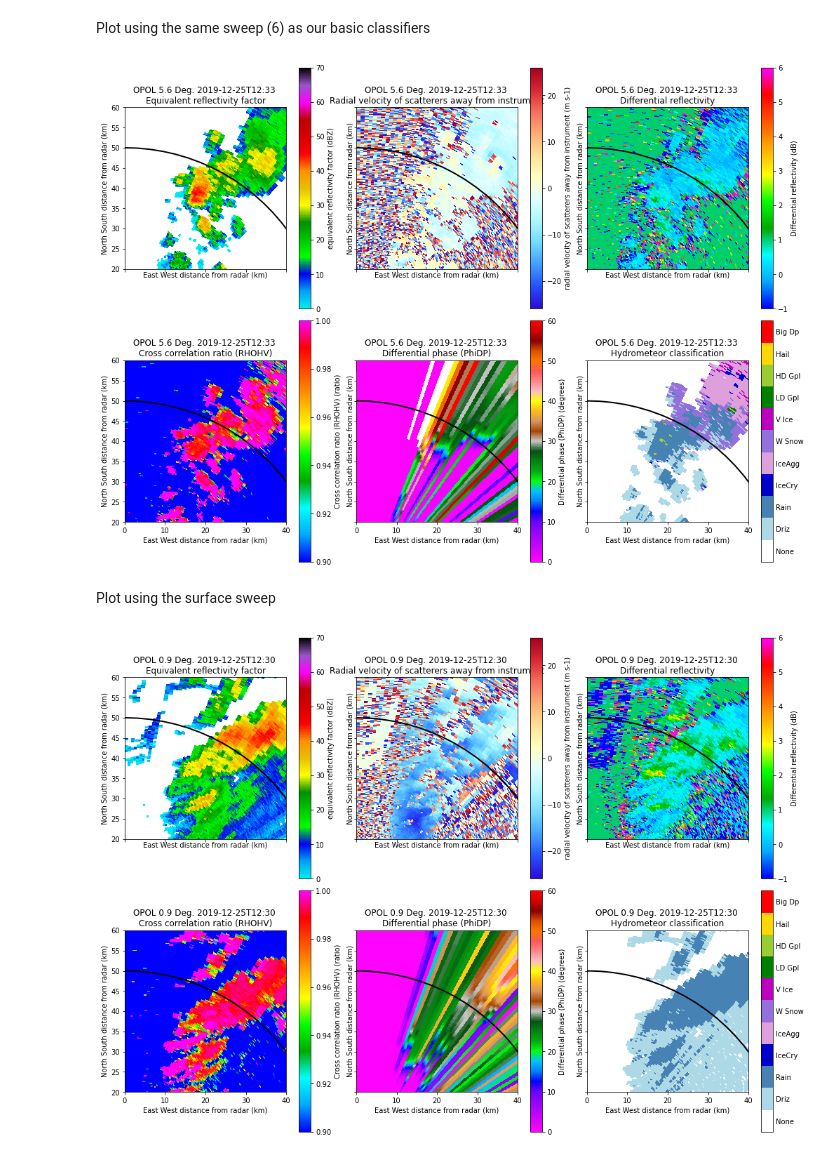
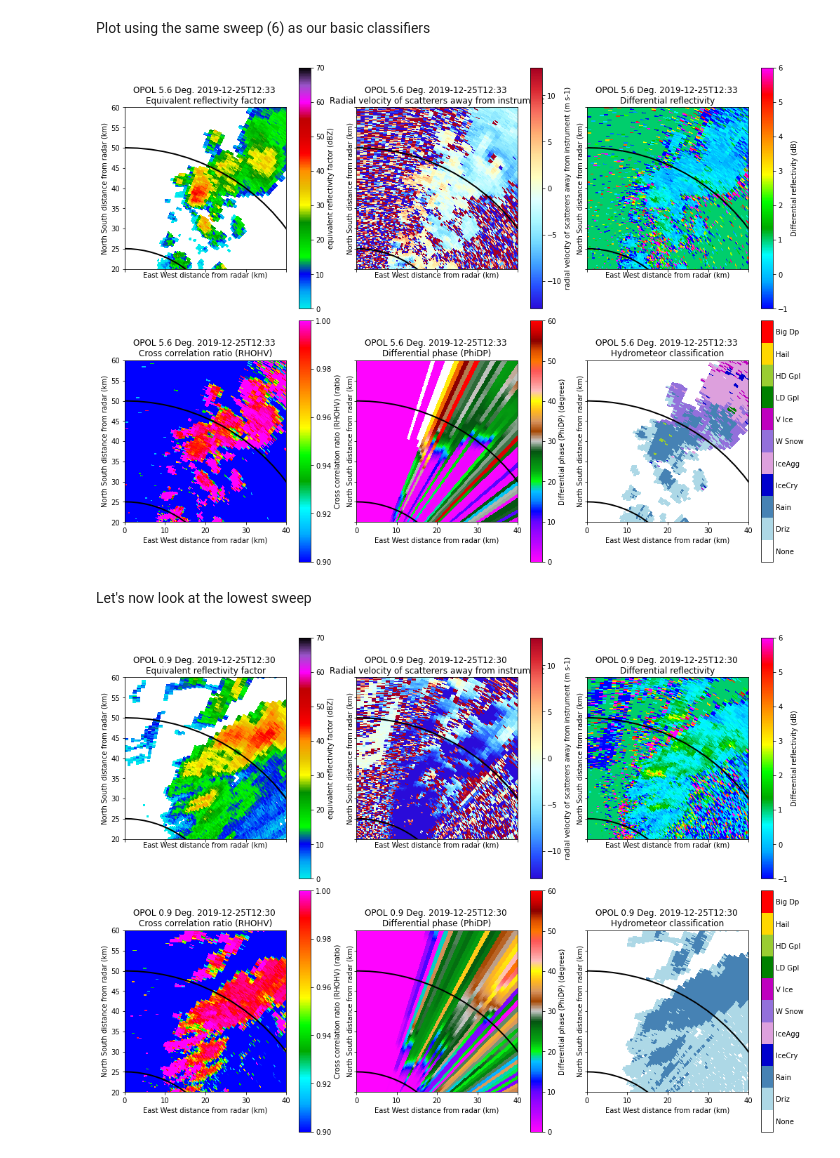
Before and after one commit to vlouf/ICSHMO_2022, a Jupyter notebook: 03 - Classification/03 - Classification.ipynb, the cells around one changed output. Drawn from its saved outputs; the diff is of its cells as text; code cells hidden in the pictures.

```diff
--- a/03 - Classification/03 - Classification.ipynb
+++ b/03 - Classification/03 - Classification.ipynb
@@ -224,62 +295,62 @@ gr = pyart.graph.RadarDisplay(radar)
 fig, the_ax = plt.subplots(2, 3, figsize=(14, 10), sharex=True, sharey=True, constrained_layout=True)
 the_ax = the_ax.flatten()
 
-plt_range = 75 #km
 sweep = 6
 gatefilter = pyart.correct.GateFilter(radar)
+ring_list = [25,50]
 
 # corrected and calibrated reflectivity
 _plot_ppi(gr, 'total_power', the_ax[0], vmin=0, vmax=70,
-          cmap='pyart_NWSRef', sweep=sweep, pltrange=plt_range, ring_list=ring_list, gatefilter=gatefilter)
+          cmap='pyart_NWSRef', sweep=sweep, ring_list=ring_list)
 # Doppler velocity
-_plot_ppi(gr, 'velocity', the_ax[1], vmin=-26, vmax=26,
-          cmap='pyart_BuDRd12', sweep=sweep, pltrange=plt_range, ring_list=ring_list, gatefilter=gatefilter)
+_plot_ppi(gr, 'velocity', the_ax[1], vmin=-13, vmax=13,
+          cmap='pyart_BuDRd12', sweep=sweep, ring_list=ring_list)
 #differential reflectivity
 _plot_ppi(gr, 'differential_reflectivity', the_ax[2], vmin=-1, vmax=6,
-          cmap='pyart_RefDiff',sweep=sweep, pltrange=plt_range, ring_list=ring_list, gatefilter=gatefilter)
+          cmap='pyart_RefDiff',sweep=sweep, ring_list=ring_list)
 #cross_correlation_ratio
 _plot_ppi(gr, 'cross_correlation_ratio', the_ax[3], vmin=0.9, vmax=1,
-            cmap='pyart_RefDiff', sweep=sweep, pltrange=plt_range, ring_list=ring_list, gatefilter=gatefilter)
+            cmap='pyart_RefDiff', sweep=sweep, ring_list=ring_list)
 #corrected_differential_phase
 _plot_ppi(gr, 'corrected_differential_phase', the_ax[4], vmin=0, vmax=60,
-          cmap='pyart_Wild25', sweep=sweep, pltrange=plt_range, ring_list=ring_list, gatefilter=gatefilter)
-
+          cmap='pyart_Wild25', sweep=sweep, ring_list=ring_list)
+# Classification
 csuhca_cmap = csu_color_map()
 _plot_ppi(gr, 'radar_echo_classification', the_ax[5], vmin=0, vmax=11,
-                          cmap=csuhca_cmap, sweep=sweep, pltrange=plt_range, ring_list=ring_list, gatefilter=gatefilter)
+                          cmap=csuhca_cmap, sweep=sweep, ring_list=ring_list)
 gr.cbs[-1] = adjust_csuhca_scheme_colorbar_for_pyart(gr.cbs[-1])
 # %% [output]
-[figure, old version]
+[figure, new version]
 # %% [markdown]
-Plot using the surface sweep
+Let's now look at the lowest sweep
 # %%
 gr = pyart.graph.RadarDisplay(radar)
 fig, the_ax = plt.subplots(2, 3, figsize=(14, 10), sharex=True, sharey=True, constrained_layout=True)
 the_ax = the_ax.flatten()
 
 plt_range = 75 #km
 sweep = 0
 gatefilter = pyart.correct.GateFilter(radar)
 
 # corrected and calibrated reflectivity
 _plot_ppi(gr, 'total_power', the_ax[0], vmin=0, vmax=70,
-          cmap='pyart_NWSRef', sweep=sweep, pltrange=plt_range, ring_list=ring_list, gatefilter=gatefilter)
+          cmap='pyart_NWSRef', sweep=sweep, ring_list=ring_list)
 # Doppler velocity
-_plot_ppi(gr, 'velocity', the_ax[1], vmin=-26, vmax=26,
-          cmap='pyart_BuDRd12', sweep=sweep, pltrange=plt_range, ring_list=ring_list, gatefilter=gatefilter)
-#differential reflectivity
+_plot_ppi(gr, 'velocity', the_ax[1], vmin=-13, vmax=13,
+          cmap='pyart_BuDRd12', sweep=sweep, ring_list=ring_list)
+# differential reflectivity
 _plot_ppi(gr, 'differential_reflectivity', the_ax[2], vmin=-1, vmax=6,
-          cmap='pyart_RefDiff',sweep=sweep, pltrange=plt_range, ring_list=ring_list, gatefilter=gatefilter)
-#cross_correlation_ratio
+          cmap='pyart_RefDiff',sweep=sweep, ring_list=ring_list)
+# cross_correlation_ratio
 _plot_ppi(gr, 'cross_correlation_ratio', the_ax[3], vmin=0.9, vmax=1,
-            cmap='pyart_RefDiff', sweep=sweep, pltrange=plt_range, ring_list=ring_list, gatefilter=gatefilter)
-#corrected_differential_phase
+            cmap='pyart_RefDiff', sweep=sweep, ring_list=ring_list)
+# corrected_differential_phase
 _plot_ppi(gr, 'corrected_differential_phase', the_ax[4], vmin=0, vmax=60,
-          cmap='pyart_Wild25', sweep=sweep, pltrange=plt_range, ring_list=ring_list, gatefilter=gatefilter)
-
+          cmap='pyart_Wild25', sweep=sweep, ring_list=ring_list)
+# Classification
 csuhca_cmap = csu_color_map()
 _plot_ppi(gr, 'radar_echo_classification', the_ax[5], vmin=0, vmax=11,
-                          cmap=csuhca_cmap, sweep=sweep, pltrange=plt_range, ring_list=ring_list, gatefilter=gatefilter)
+                          cmap=csuhca_cmap, sweep=sweep, ring_list=ring_list)
 gr.cbs[-1] = adjust_csuhca_scheme_colorbar_for_pyart(gr.cbs[-1])
 # %% [output]
-[figure, old version]
+[figure, new version]
```
Also changed, not shown: parts of 21 cells of this notebook, 2 other files.
